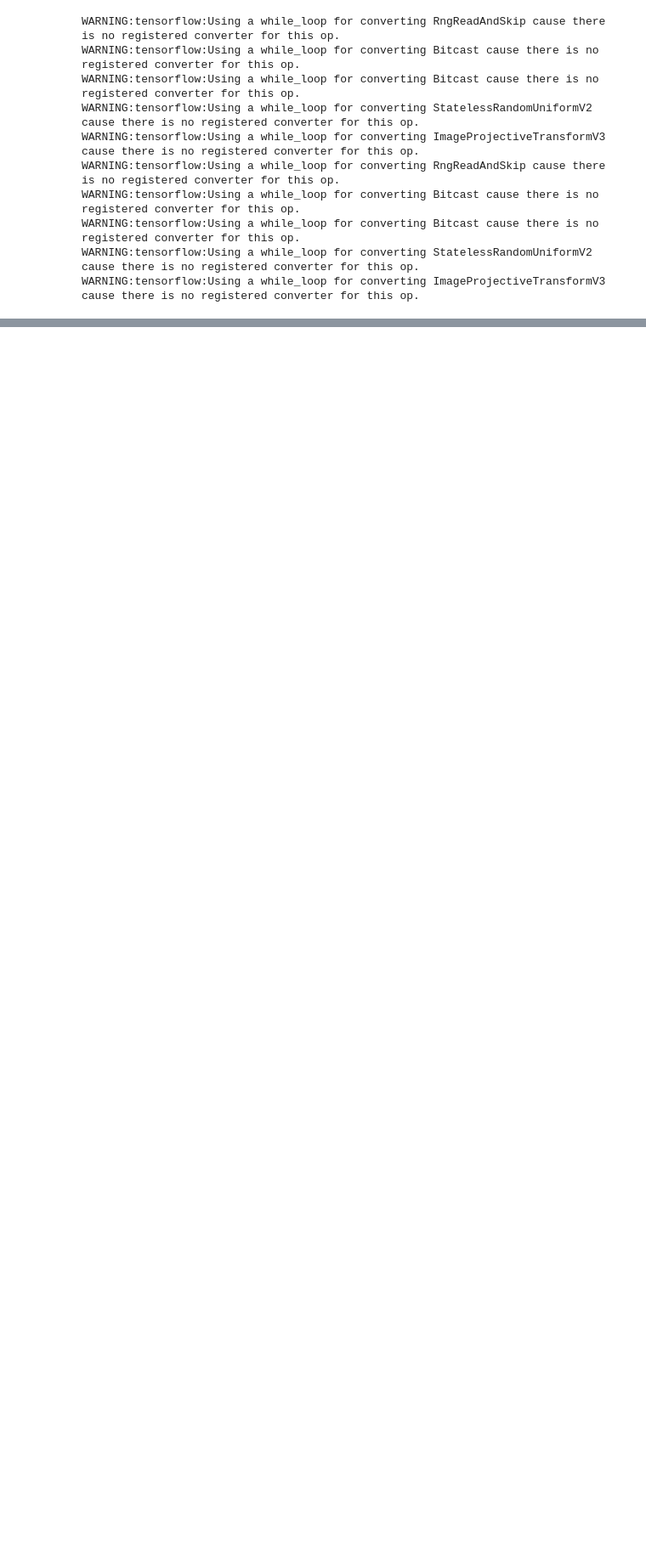
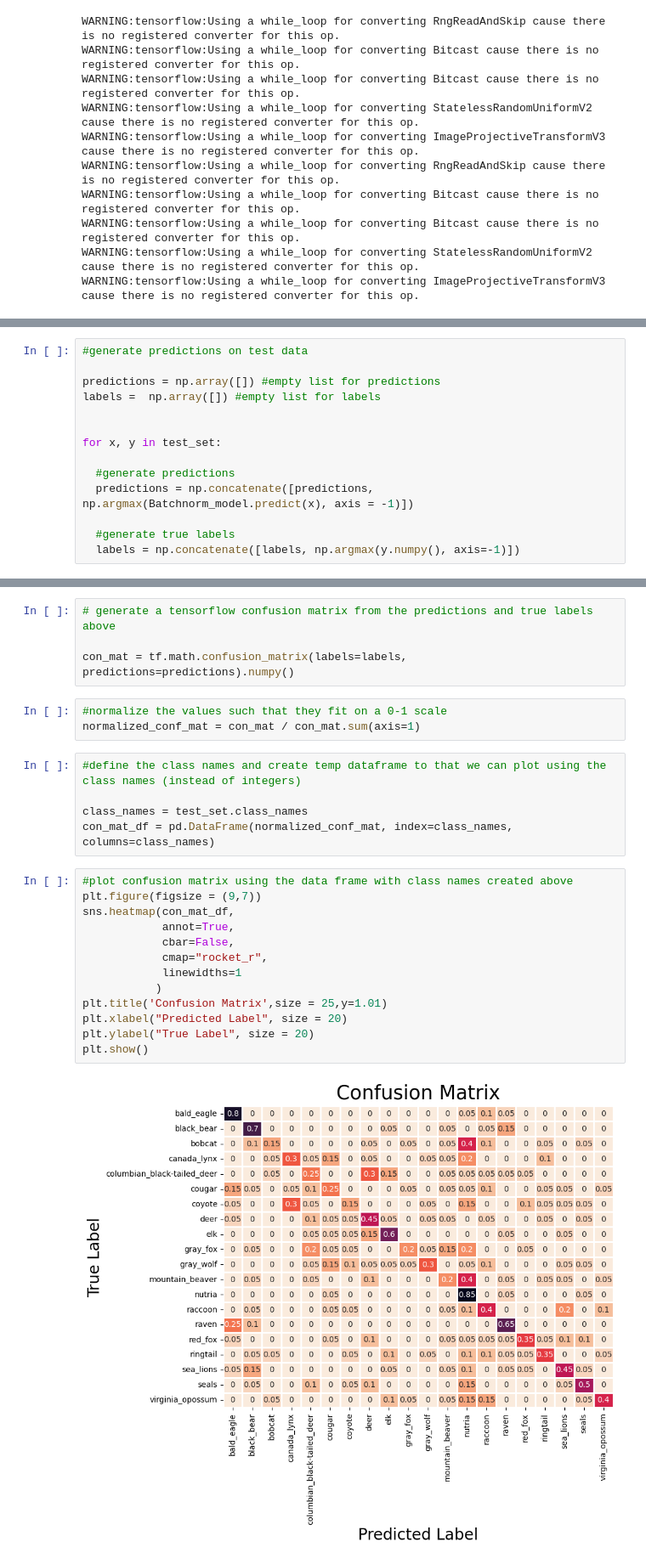
Before and after one commit to Dlappin93/Image-Classification-Capstone, a Jupyter notebook: Lap_Dav_Capstone_Batch_Normalization200.ipynb, the cells around one changed output, grey strips where cells are left out. Shown at 85% size. Drawn from its saved outputs; the diff is of its cells as text; blank space fills up the shorter version.

```diff
--- a/Lap_Dav_Capstone_Batch_Normalization200.ipynb
+++ b/Lap_Dav_Capstone_Batch_Normalization200.ipynb
@@ -269,0 +428,14 @@ _________________________________________________________________
+# %%
+#generate predictions on test data
+
+predictions = np.array([]) #empty list for predictions
+labels =  np.array([]) #empty list for labels
+
+
+for x, y in test_set:
+
+  #generate predictions
+  predictions = np.concatenate([predictions, np.argmax(Batchnorm_model.predict(x), axis = -1)])
+
+  #generate true labels
+  labels = np.concatenate([labels, np.argmax(y.numpy(), axis=-1)])
@@ -269,0 +456,27 @@ _________________________________________________________________
+# %%
+# generate a tensorflow confusion matrix from the predictions and true labels above
+
+con_mat = tf.math.confusion_matrix(labels=labels, predictions=predictions).numpy()
+# %%
+#normalize the values such that they fit on a 0-1 scale
+normalized_conf_mat = con_mat / con_mat.sum(axis=1)
+# %%
+#define the class names and create temp dataframe to that we can plot using the class names (instead of integers)
+
+class_names = test_set.class_names
+con_mat_df = pd.DataFrame(normalized_conf_mat, index=class_names, columns=class_names)
+# %%
+#plot confusion matrix using the data frame with class names created above
+plt.figure(figsize = (9,7))
+sns.heatmap(con_mat_df,
+            annot=True,
+            cbar=False,
+            cmap="rocket_r",
+            linewidths=1
+           )
+plt.title('Confusion Matrix',size = 25,y=1.01)
+plt.xlabel("Predicted Label", size = 20)
+plt.ylabel("True Label", size = 20)
+plt.show()
+# %% [output]
+[figure, added]
```
Also changed, not shown: parts of 60 cells of this notebook, 8 other files.
